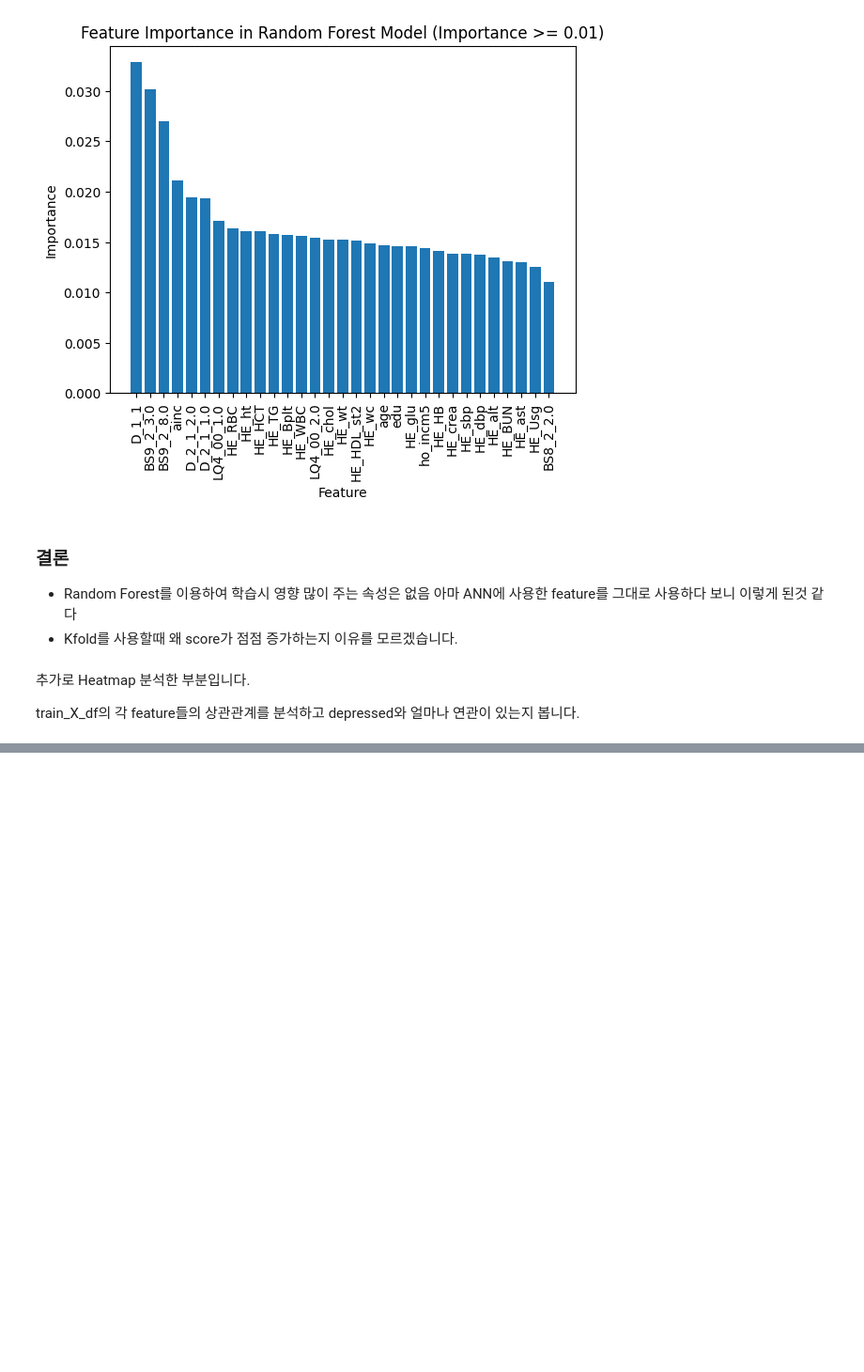
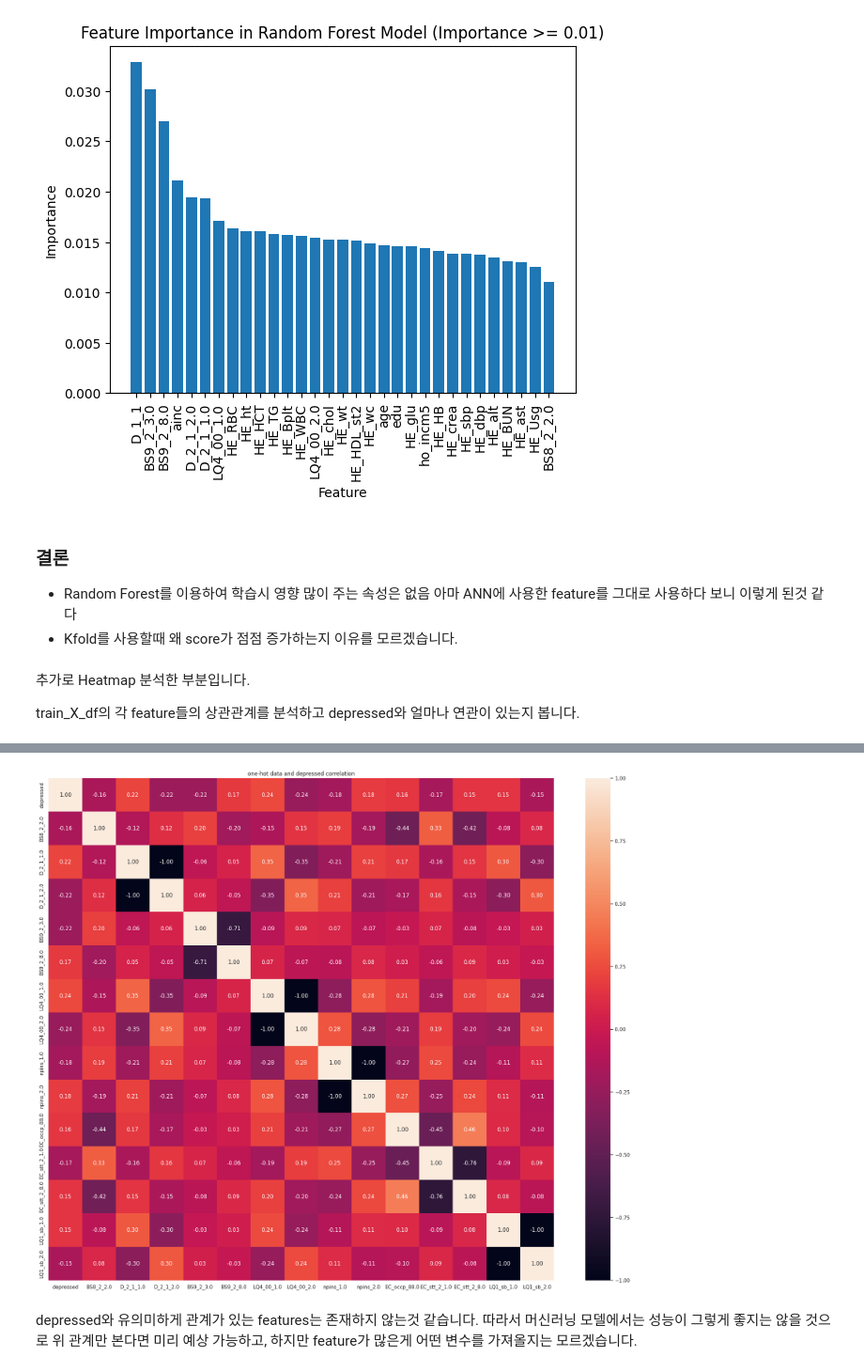
Before and after one commit to Bong-HoonLee/Predicting-Depression, a Jupyter notebook: rf_clf/rf_231210.ipynb, the cells around one changed output, grey strips where cells are left out. Shown at 94% size. Saved outputs shown, nothing was run; the diff lists cells and outputs as text; code cells hidden in the pictures; blank space fills up the shorter version.

```diff
--- a/rf_clf/rf_231210.ipynb
+++ b/rf_clf/rf_231210.ipynb
@@ -101,0 +141,3 @@ plt.show()
+# %%
+num = num_features.remove("depressed")
+label = label_features.remove("depressed")
@@ -101,0 +146,2 @@ plt.show()
+# %%
+df_onehot = df_new.drop(num_features+label_features, axis=1)
@@ -101,0 +150,17 @@ plt.show()
+# %%
+correlation_matrix = df_onehot.corr()
+threshold = 0.15
+
+relevant_corr = correlation_matrix['depressed'][correlation_matrix['depressed'].abs() > threshold]
+
+relevant_corr_matrix = df_onehot[relevant_corr.index].corr()
+# %%
+sns.set(rc={'figure.figsize':(25,20)})
+
+sns.heatmap(relevant_corr_matrix, annot=True, fmt='.2f')
+plt.title("one-hot data and depressed correlation")
+plt.show()
+# %% [output]
+[figure, added]
+# %% [markdown]
+depressed와 유의미하게 관계가 있는 features는 존재하지 않는것 같습니다. 따라서 머신러닝 모델에서는 성능이 그렇게 좋지는 않을 것으로 위 관계만 본다면 미리 예상 가능하고, 하지만 feature가 많은게 어떤 변수를 가져올지는 모르겠습니다.
```
Also changed, not shown: parts of 10 cells of this notebook.
